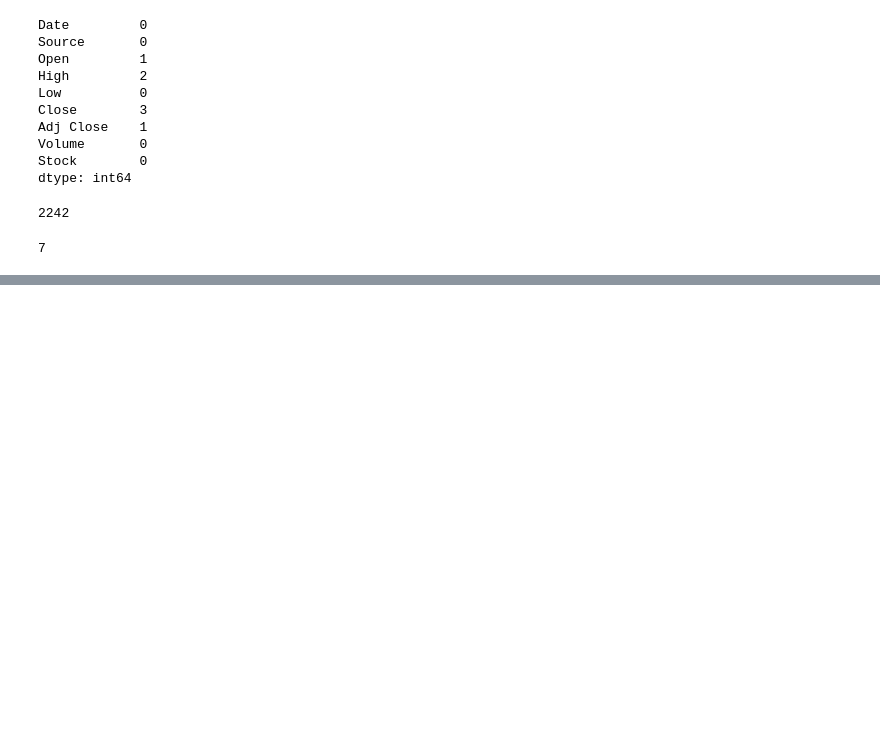
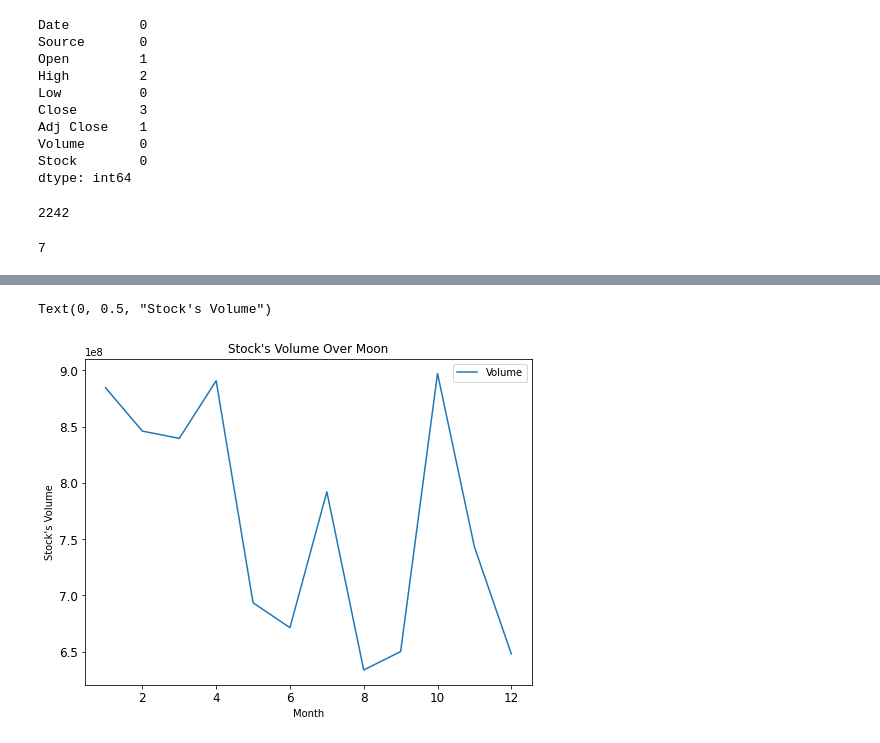
Before and after one commit to jacobsheehan728/CIS310, a Jupyter notebook: wk14/py_Stock_Market_AMAZ.ipynb, the cells around one changed output, grey strips where cells are left out. Saved outputs shown, nothing was run; the diff lists cells and outputs as text; code cells hidden in the pictures; blank space fills up the shorter version.

```diff
--- a/wk14/py_Stock_Market_AMAZ.ipynb
+++ b/wk14/py_Stock_Market_AMAZ.ipynb
@@ -181,0 +319,2 @@ n - len(data)
+# %%
+data.drop(columns=constant_columns, axis=1, inplace=True)
@@ -181,0 +360,3 @@ n - len(data)
+# %%
+dateObject = pd.DatetimeIndex(data['Date'])
+dateObject
@@ -181,0 +372,5 @@ n - len(data)
+# %%
+data['Day'] = dateObject.day
+data['Month'] = dateObject.month
+data['Year'] = dateObject.year
+data
@@ -181,0 +456,3 @@ n - len(data)
+# %%
+result = data[['Month','Volume']].groupby('Month').sum()
+result
@@ -181,0 +474,6 @@ n - len(data)
+# %%
+result.plot(figsize=(8,6),y='Volume',fontsize=12,title="Stock's Volume Over Moon")
+plt.ylabel("Stock's Volume")
+# %% [output]
+Text(0, 0.5, "Stock's Volume")
+[figure, added]
```
Also changed, not shown: parts of 58 cells of this notebook, 7 other files.
